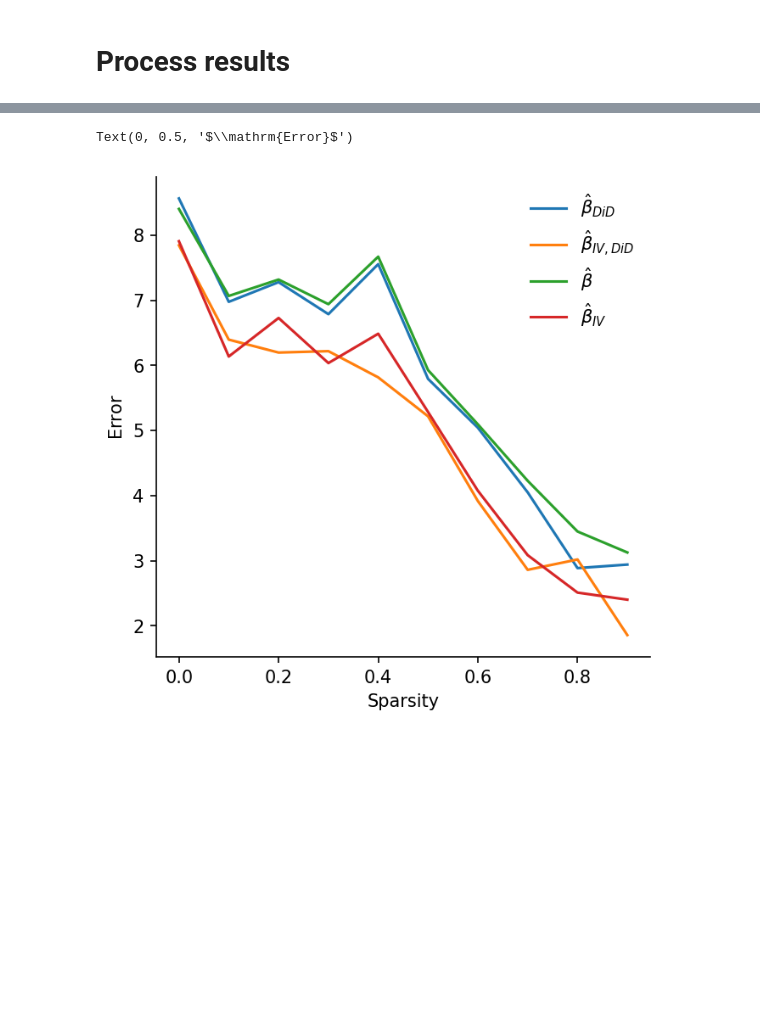
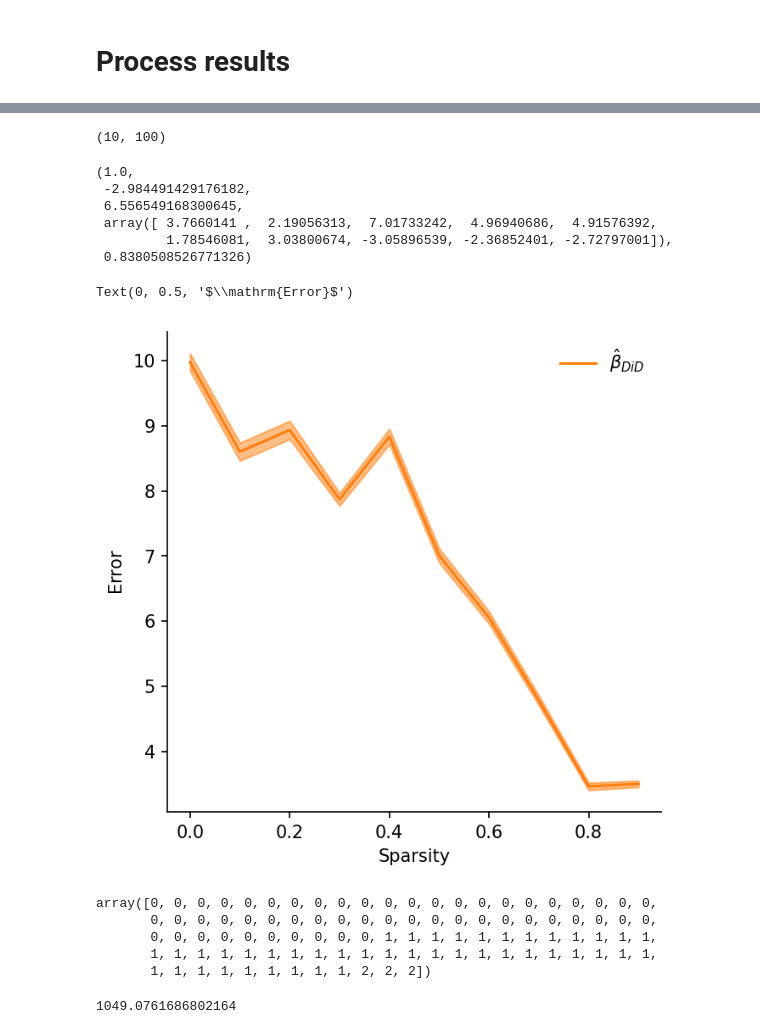
Before and after one commit to lepmik/causal-optoconnectics, a Jupyter notebook: notebooks/compute-confidence.ipynb, the cells around one changed output, grey strips where cells are left out. Cells and saved outputs as stored; diff of their text form; code cells hidden in the pictures; blank space fills up the shorter version.

```diff
--- a/notebooks/compute-confidence.ipynb
+++ b/notebooks/compute-confidence.ipynb
@@ -4,6 +8,7 @@
 # %%
 import numpy as np
 from numpy.random import default_rng
+import scipy
 import matplotlib.pyplot as plt
 from tqdm.notebook import tqdm_notebook as tqdm
 import pandas as pd
@@ -14,10 +19,10 @@ import seaborn as sns
 import multiprocessing
 from functools import partial, reduce
 import ruamel.yaml
+yaml = ruamel.yaml.YAML()
 from causal_optoconnectics.graphics import regplot, scatterplot, probplot
 from causal_optoconnectics.tools import min_error
 from causal_optoconnectics.core import Connectivity
-%matplotlib inline
 # %% [markdown]
 # Process results
 # %%
@@ -76,14 +158,17 @@ KeyboardInterrupt:
-# %%
-sample = reduce(lambda  left, right: pd.combine(left, right, conditional_sum), samples)
-sample = pd.DataFrame([
-    compute_connectivity_from_sum(row)
-    for i, row in sample.iterrows()])
-sample.to_csv(row.path / 'sample.csv')
-values = pd.concat((values, sample))
-data_df.loc[i, 'error_beta_did'] = min_error(sample, 'beta_did').fun
-data_df.loc[i, 'error_beta_iv_did'] = min_error(sample, 'beta_iv_did').fun
-data_df.loc[i, 'error_beta'] = min_error(sample, 'beta').fun
-data_df.loc[i, 'error_beta_iv'] = min_error(sample, 'beta_iv').fun
-
-data_df.loc[:,'error_diff'] = data_df.error_beta - data_df.error_beta_iv
-data_df.loc[:,'error_diff_did'] = data_df.error_beta_did - data_df.error_beta_iv_did
+# %%
+np.array([df[k]['error_beta_did'] for k in range(len(df))]).shape
+# %% [output]
+(10, 100)
+# %%
+pval, low, high, diffs, obs_diff = bootstrap_pvalue(
+    data_df['error_beta_did'].values, observed_df['error_beta_iv_did'].values,
+    (observed_df['error_beta_did'] - observed_df['error_beta_iv_did']).values.mean()
+)
+pval, low, high, diffs, obs_diff
+# %% [output]
+(1.0,
+ -2.984491429176182,
+ 6.556549168300645,
+ array([ 3.7660141 ,  2.19056313,  7.01733242,  4.96940686,  4.91576392,
+         1.78546081,  3.03800674, -3.05896539, -2.36852401, -2.72797001]),
+ 0.8380508526771326)
@@ -91,16 +178,23 @@ data_df.loc[:,'error_diff_did'] = data_df.error_beta_did - data_df.error_beta_iv
 data_df = data_df.sort_values('sparsity')
 # %%
 fig, ax = plt.subplots(1,1, figsize=(5,5), dpi=150)
-ax.plot(data_df.sparsity, data_df['error_beta_did'], label=r'$\hat{\beta}_{DiD}$')
-ax.plot(data_df.sparsity, data_df['error_beta_iv_did'], label=r'$\hat{\beta}_{IV,DiD}$')
+ax.plot(data_df.sparsity, data_df['error_beta_did'], label=r'$\hat{\beta}_{DiD}$', color='C1')
+# ax.fill_between(data_df.sparsity, *np.array([eval(a) for a in data_df['error_beta_did_ci'].values]).T, alpha=.5, color='C1')
+ax.fill_between(data_df.sparsity, data_df['error_beta_did'] - data_df['error_beta_did_sem'], data_df['error_beta_did'] + data_df['error_beta_did_sem'], alpha=.5, color='C1')
 
-ax.plot(data_df.sparsity, data_df['error_beta'], label=r'$\hat{\beta}$')
-ax.plot(data_df.sparsity, data_df['error_beta_iv'], label=r'$\hat{\beta}_{IV}$')
+# ax.plot(data_df.sparsity, data_df['error_beta_iv_did'], label=r'$\hat{\beta}_{IV,DiD}$', color='C2')
+# ax.fill_between(data_df.sparsity, *np.array([eval(a) for a in data_df['error_beta_iv_did_ci'].values]).T, alpha=.5, color='C2')
+
+# ax.plot(data_df.sparsity, data_df['error_beta'], label=r'$\hat{\beta}$', color='C3')
+# ax.fill_between(data_df.sparsity, *np.array([eval(a) for a in data_df['error_beta_ci'].values]).T, alpha=.5, color='C3')
+
+# ax.plot(data_df.sparsity, data_df['error_beta_iv'], label=r'$\hat{\beta}_{IV}$', color='C4')
+# ax.fill_between(data_df.sparsity, *np.array([eval(a) for a in data_df['error_beta_iv_ci'].values]).T, alpha=.5, color='C4')
 
 plt.legend(frameon=False)
 sns.despine()
 ax.set_xlabel('Sparsity')
 ax.set_ylabel(r'$\mathrm{Error}$')
 # %% [output]
 Text(0, 0.5, '$\\mathrm{Error}$')
-[figure, old version]
+[figure, new version]
@@ -106,0 +237,12 @@ Text(0, 0.5, '$\\mathrm{Error}$')
+# %%
+n_slice
+# %% [output]
+array([0, 0, 0, 0, 0, 0, 0, 0, 0, 0, 0, 0, 0, 0, 0, 0, 0, 0, 0, 0, 0, 0,
+       0, 0, 0, 0, 0, 0, 0, 0, 0, 0, 0, 0, 0, 0, 0, 0, 0, 0, 0, 0, 0, 0,
+       0, 0, 0, 0, 0, 0, 0, 0, 0, 0, 1, 1, 1, 1, 1, 1, 1, 1, 1, 1, 1, 1,
+       1, 1, 1, 1, 1, 1, 1, 1, 1, 1, 1, 1, 1, 1, 1, 1, 1, 1, 1, 1, 1, 1,
+       1, 1, 1, 1, 1, 1, 1, 1, 1, 2, 2, 2])
+# %%
+params['density']
+# %% [output]
+1049.0761686802164
```
Also changed, not shown: parts of 13 cells of this notebook.
